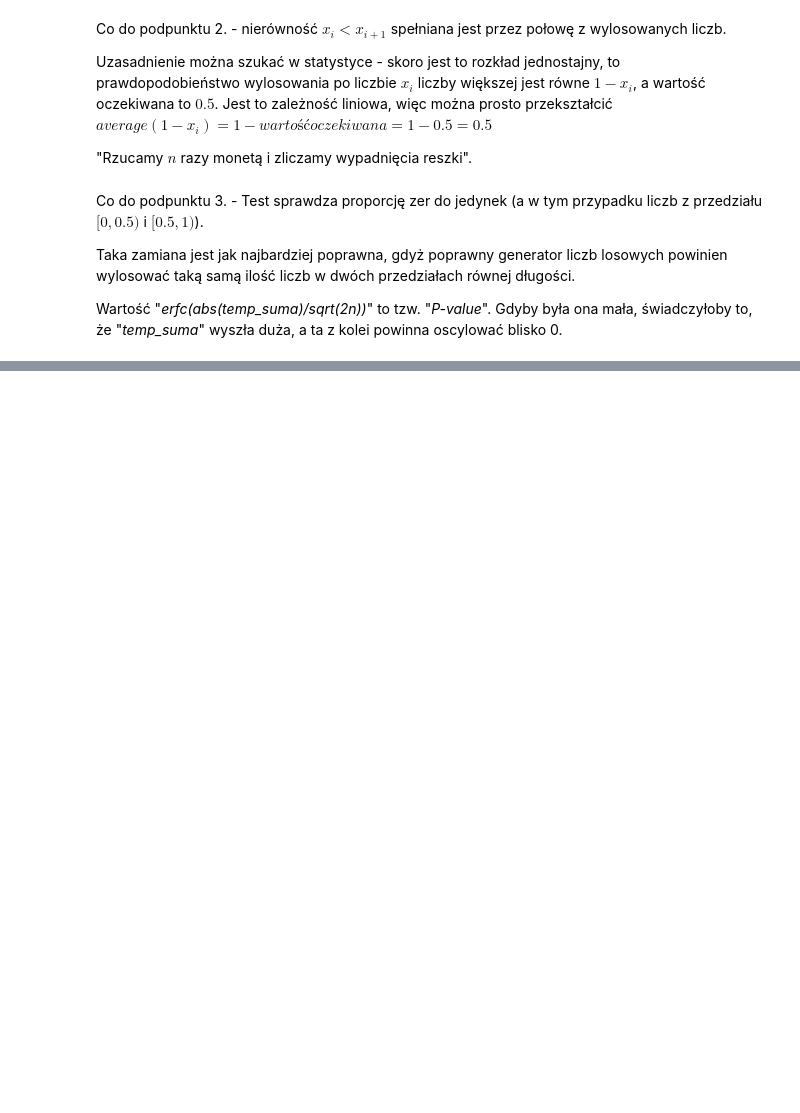
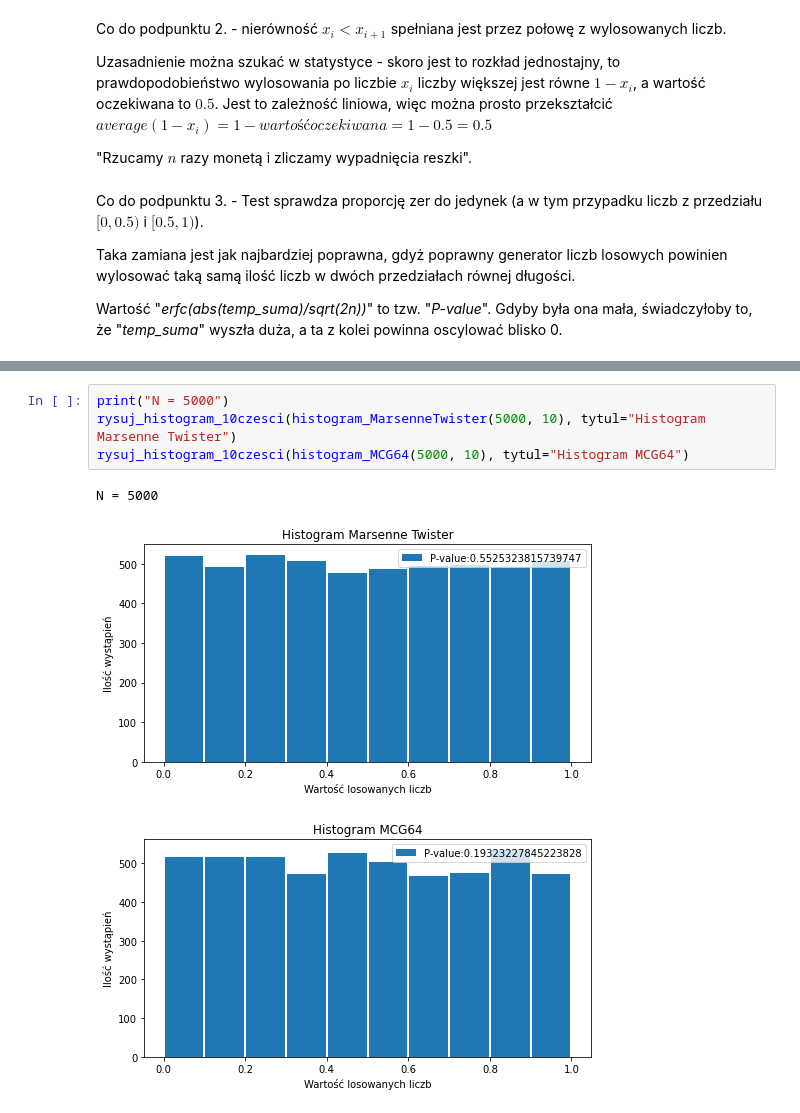
Before and after one commit to GabenRulez/4semestr_MOwNiT, a Jupyter notebook: lab11/lab11.ipynb, the cells around one changed output, grey strips where cells are left out. Drawn from its saved outputs; the diff is of its cells as text; blank space fills up the shorter version.

```diff
--- a/lab11/lab11.ipynb
+++ b/lab11/lab11.ipynb
@@ -153,0 +184,8 @@ Gdyby była ona mała, świadczyłoby to, że "*temp_suma*" wyszła duża, a ta
+# %%
+print("N = 5000")
+rysuj_histogram_10czesci(histogram_MarsenneTwister(5000, 10), tytul="Histogram Marsenne Twister")
+rysuj_histogram_10czesci(histogram_MCG64(5000, 10), tytul="Histogram MCG64")
+# %% [output]
+N = 5000
+[figure, added]
+[figure, added]
```
Also changed, not shown: parts of 7 cells of this notebook.
